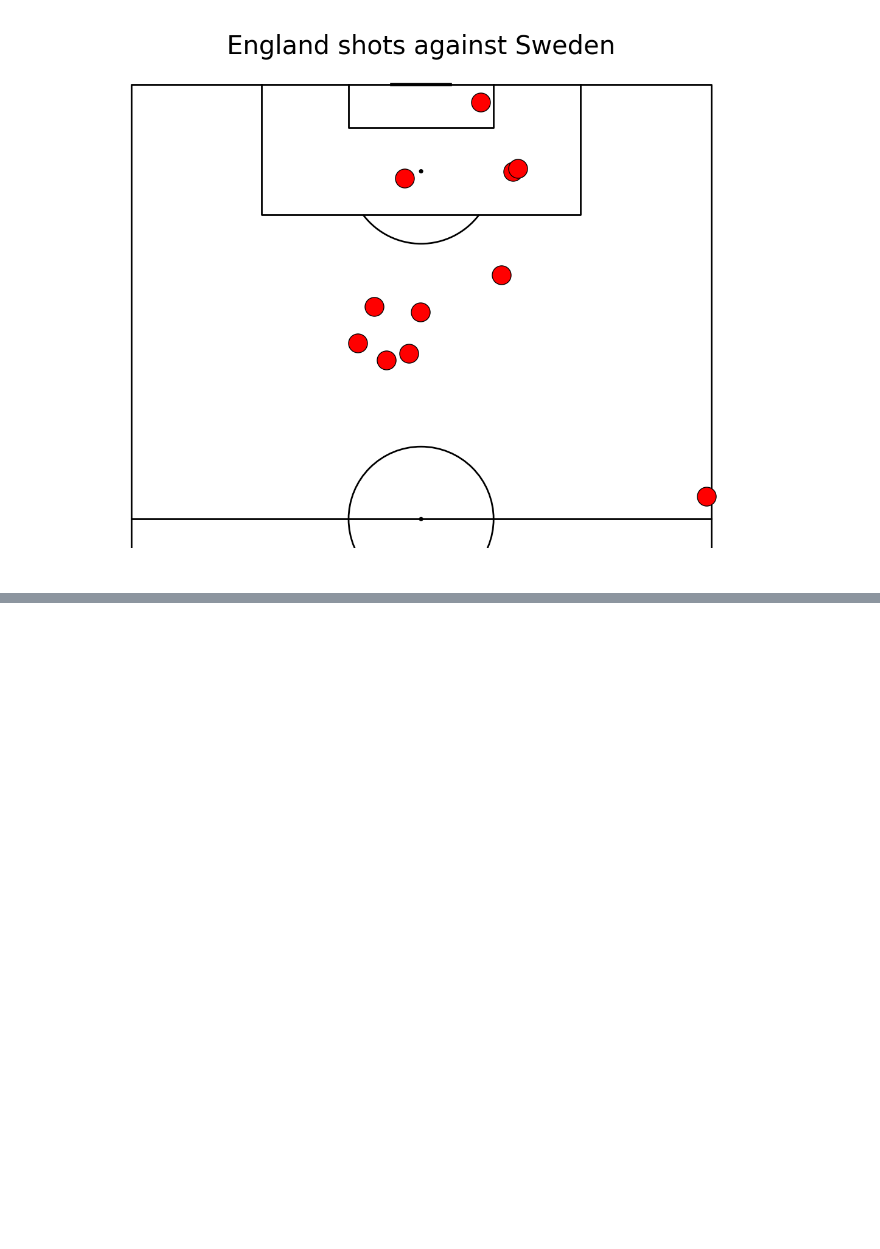
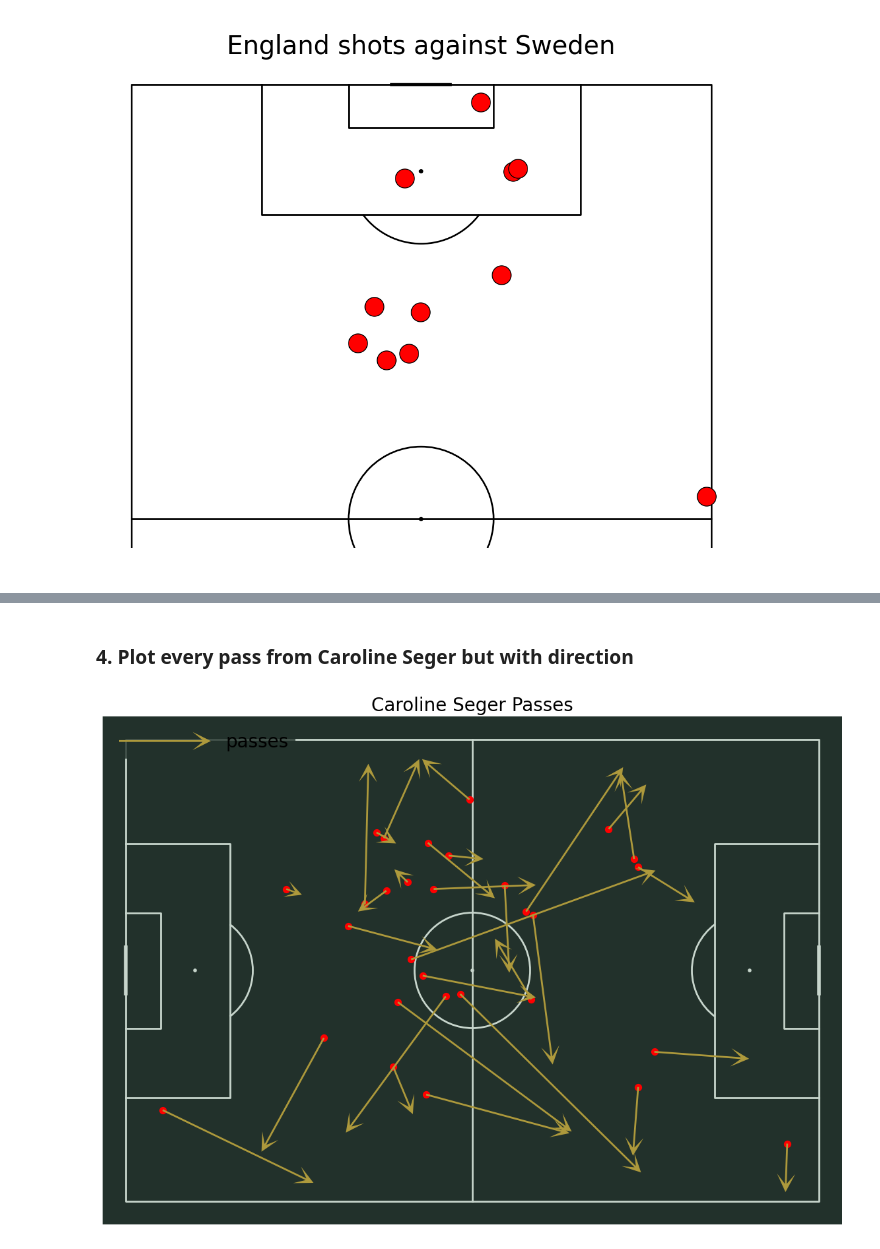
Before and after one commit to jamesdidathing/football_analysis, a Jupyter notebook: soccermatics/plotting_shots.ipynb, the cells around one changed output, grey strips where cells are left out. Cells and saved outputs as stored; diff of their text form; code cells hidden in the pictures; blank space fills up the shorter version.

```diff
--- a/soccermatics/plotting_shots.ipynb
+++ b/soccermatics/plotting_shots.ipynb
@@ -115,0 +169,25 @@ plt.show()
+# %% [markdown]
+### 4. Plot every pass from Caroline Seger but with direction
+# %%
+from mplsoccer import VerticalPitch
+
+pitch = Pitch(pitch_type='statsbomb', pitch_color='#22312b', line_color='#c7d5cc')
+fig, ax = pitch.draw(figsize=(15, 10), constrained_layout=True, tight_layout=False)
+
+#query
+mask_team2 = (df.type_name == 'Pass') & (df.team_name == team2) & (df.player_name=='Sara Caroline Seger')
+#finding rows in the df and keeping only necessary columns
+df_team2 = df.loc[mask_team2, ['x', 'y', 'end_x', 'end_y']]
+df_team2.head()
+
+#plotting all passes
+pitch.scatter(df_team2.x, df_team2.y, alpha = 1, s = 50, color = "red", ax=ax)
+pitch.arrows(df_team2.x, df_team2.y, df_team2.end_x, df_team2.end_y, width = 2, headwidth = 10, headlength = 10, color='#ad993c', ax=ax, label='passes')
+# Set up the legend
+ax.legend(facecolor='#22312b', handlelength=5, edgecolor='None', fontsize=20, loc='upper left')
+
+# Set the title
+ax_title = ax.set_title(f'Caroline Seger Passes', fontsize=20)
+plt.show()
+# %% [output]
+[figure, added]
```
Also changed, not shown: parts of 7 cells of this notebook.
